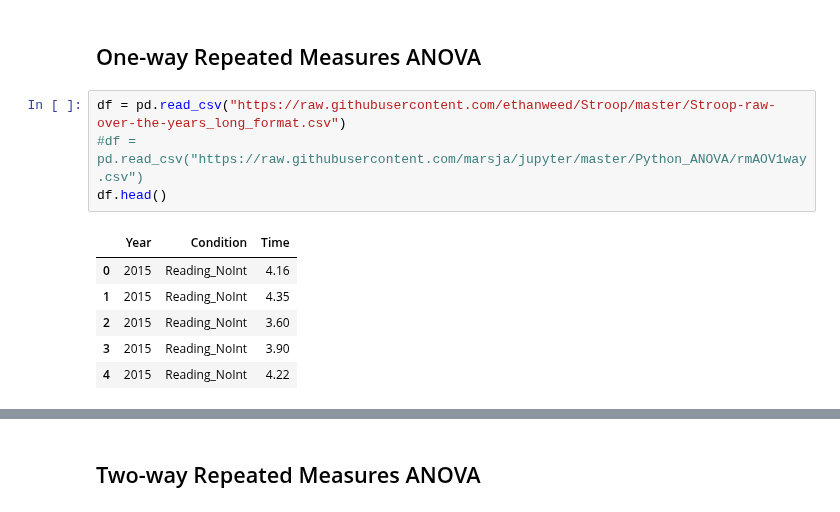
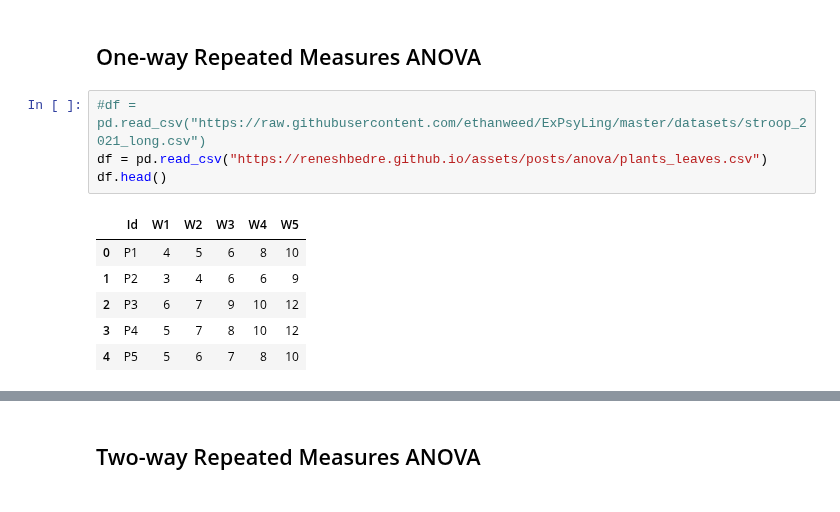
Before and after one commit to ethanweed/ExPsyLing, a Jupyter notebook: 2021/Notebooks/ANOVA_notebook1.ipynb, the cells around one changed output, grey strips where cells are left out. Drawn from its saved outputs; the diff is of its cells as text.

```diff
--- a/2021/Notebooks/ANOVA_notebook1.ipynb
+++ b/2021/Notebooks/ANOVA_notebook1.ipynb
@@ -83,13 +56,13 @@ aov_table
 # %% [markdown]
 ## One-way Repeated Measures ANOVA
 # %%
-df = pd.read_csv("https://raw.githubusercontent.com/ethanweed/Stroop/master/Stroop-raw-over-the-years_long_format.csv")
-#df = pd.read_csv("https://raw.githubusercontent.com/marsja/jupyter/master/Python_ANOVA/rmAOV1way.csv")
+#df = pd.read_csv("https://raw.githubusercontent.com/ethanweed/ExPsyLing/master/datasets/stroop_2021_long.csv")
+df = pd.read_csv("https://reneshbedre.github.io/assets/posts/anova/plants_leaves.csv")
 df.head()
 # %% [output]
-|  | Year | Condition | Time |
-| 0 | 2015 | Reading_NoInt | 4.16 |
-| 1 | 2015 | Reading_NoInt | 4.35 |
-| 2 | 2015 | Reading_NoInt | 3.60 |
-| 3 | 2015 | Reading_NoInt | 3.90 |
-| 4 | 2015 | Reading_NoInt | 4.22 |
+|  | Id | W1 | W2 | W3 | W4 | W5 |
+| 0 | P1 | 4 | 5 | 6 | 8 | 10 |
+| 1 | P2 | 3 | 4 | 6 | 6 | 9 |
+| 2 | P3 | 6 | 7 | 9 | 10 | 12 |
+| 3 | P4 | 5 | 7 | 8 | 10 | 12 |
+| 4 | P5 | 5 | 6 | 7 | 8 | 10 |
```
Also changed, not shown: parts of 15 cells of this notebook.
